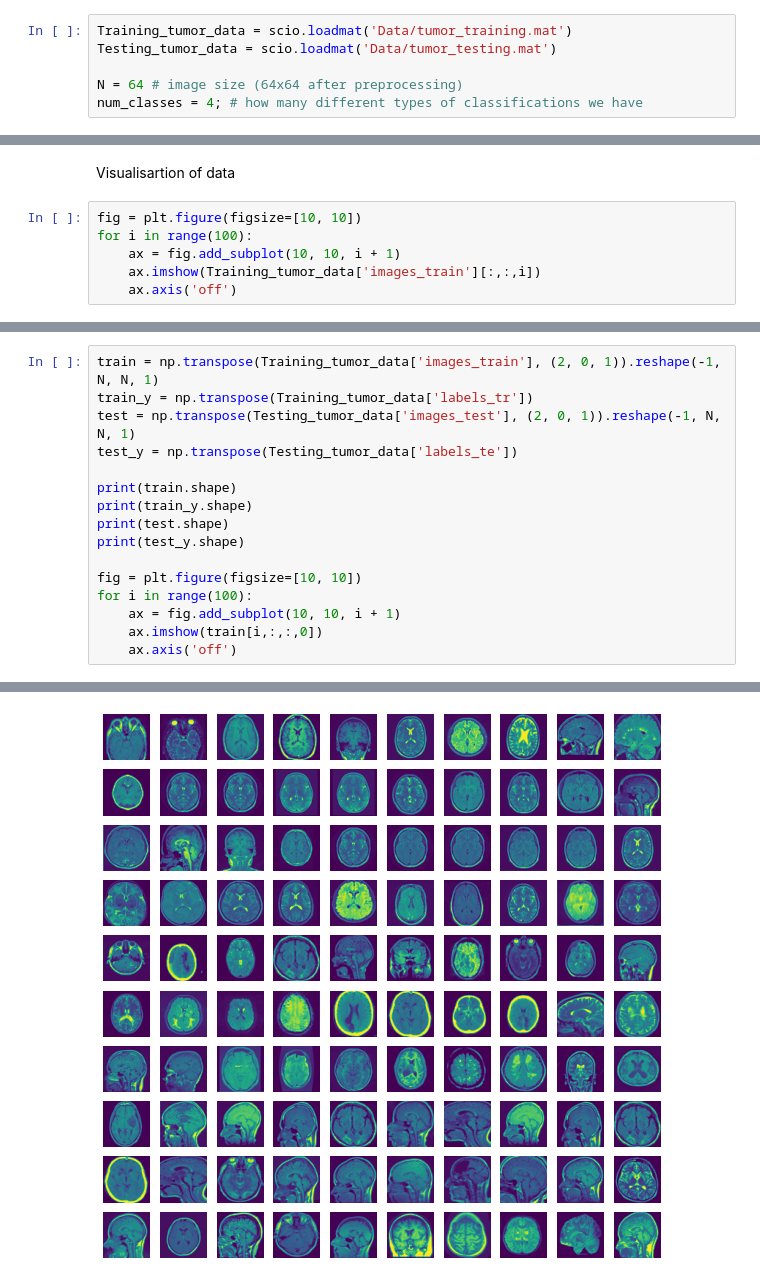
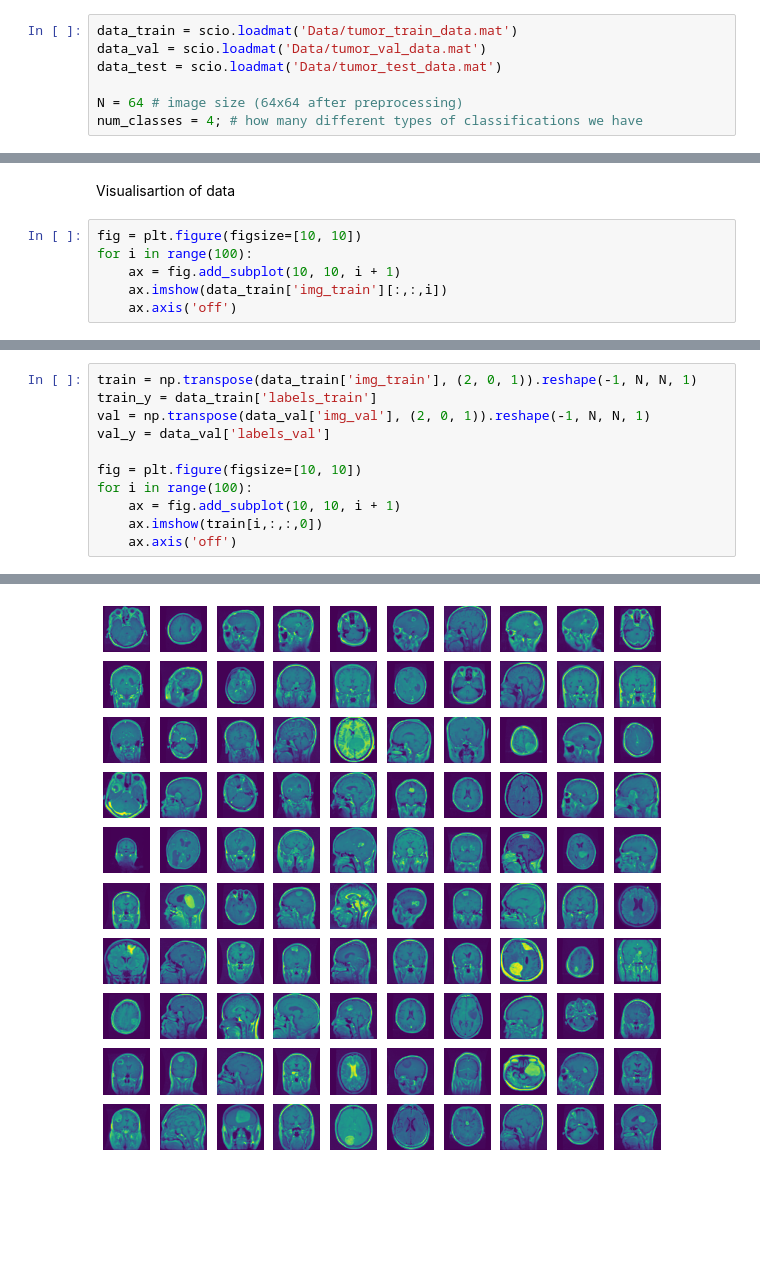
Before and after one commit to Shahak-Kuba/CAB420_Group, a Jupyter notebook: MRI_Tumor_Classifier.ipynb, the cells around one changed output, grey strips where cells are left out. Drawn from its saved outputs; the diff is of its cells as text; blank space fills up the shorter version.

```diff
--- a/MRI_Tumor_Classifier.ipynb
+++ b/MRI_Tumor_Classifier.ipynb
@@ -26,8 +27,9 @@ import numpy as np
 # %% [markdown]
 Loading in the data
 # %%
-Training_tumor_data = scio.loadmat('Data/tumor_training.mat')
-Testing_tumor_data = scio.loadmat('Data/tumor_testing.mat')
+data_train = scio.loadmat('Data/tumor_train_data.mat')
+data_val = scio.loadmat('Data/tumor_val_data.mat')
+data_test = scio.loadmat('Data/tumor_test_data.mat')
 
 N = 64 # image size (64x64 after preprocessing)
 num_classes = 4; # how many different types of classifications we have
@@ -37,6 +55,6 @@ Visualisartion of data
 fig = plt.figure(figsize=[10, 10])
 for i in range(100):
     ax = fig.add_subplot(10, 10, i + 1)
-    ax.imshow(Training_tumor_data['images_train'][:,:,i])
+    ax.imshow(data_train['img_train'][:,:,i])
     ax.axis('off')
 # %% [output]
@@ -44,13 +62,8 @@ for i in range(100):
 # %%
-train = np.transpose(Training_tumor_data['images_train'], (2, 0, 1)).reshape(-1, N, N, 1)
-train_y = np.transpose(Training_tumor_data['labels_tr'])
-test = np.transpose(Testing_tumor_data['images_test'], (2, 0, 1)).reshape(-1, N, N, 1)
-test_y = np.transpose(Testing_tumor_data['labels_te'])
-
-print(train.shape)
-print(train_y.shape)
-print(test.shape)
-print(test_y.shape)
+train = np.transpose(data_train['img_train'], (2, 0, 1)).reshape(-1, N, N, 1)
+train_y = data_train['labels_train']
+val = np.transpose(data_val['img_val'], (2, 0, 1)).reshape(-1, N, N, 1)
+val_y = data_val['labels_val']
 
 fig = plt.figure(figsize=[10, 10])
 for i in range(100):
@@ -65 +74 @@ for i in range(100):
-[figure, old version]
+[figure, new version]
```
Also changed, not shown: parts of 19 cells of this notebook, 9 other files.
